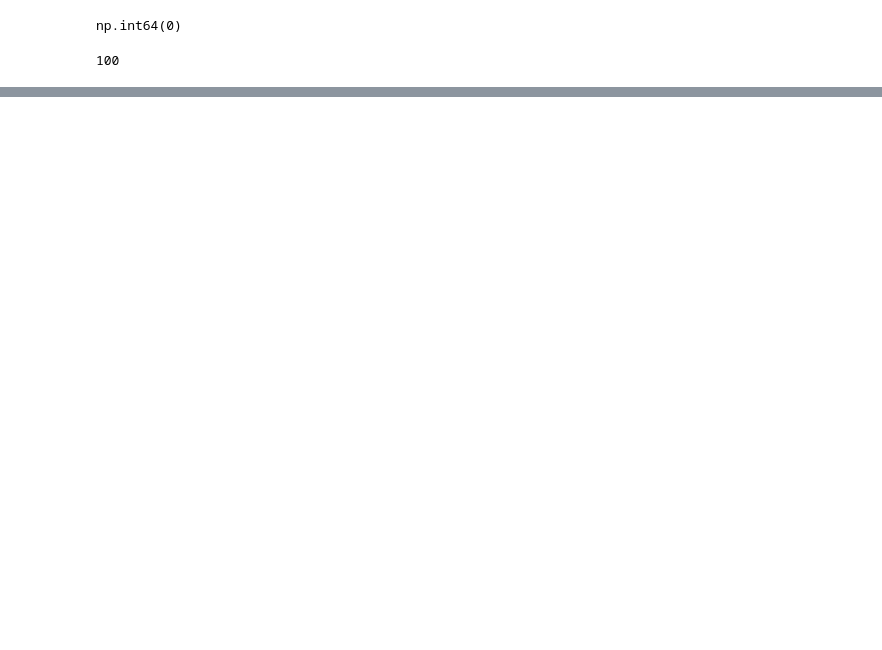
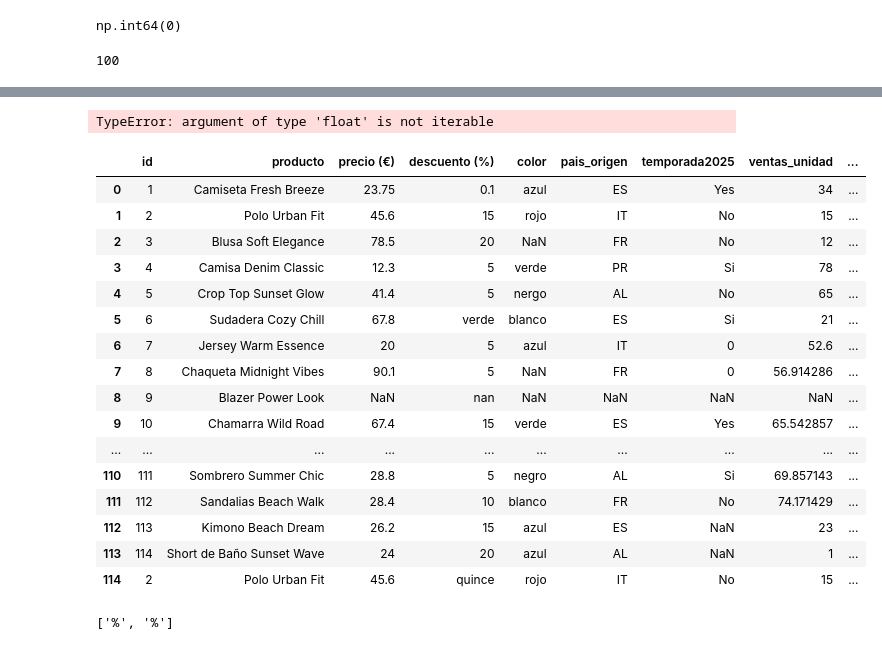
Before and after one commit to isamanero/MyPortfolio, a Jupyter notebook: Data_Analytics/Limpieza_datos.ipynb, the cells around one changed output, grey strips where cells are left out. Drawn from its saved outputs; the diff is of its cells as text; code cells hidden in the pictures; blank space fills up the shorter version.

```diff
--- a/Data_Analytics/Limpieza_datos.ipynb
+++ b/Data_Analytics/Limpieza_datos.ipynb
@@ -208,0 +228,13 @@ df_excel["producto"].nunique() # cuenta el número de valores únicos en la colu
+# %%
+# Ahora le digo que itere por mi lista errores de conversión, y me quite el simbolo del dolar.:
+errores_corregidos =[]
+for valor in errores_conversion:
+    if isinstance(valor, str):  # Asegurar que es un string
+        valor = valor.replace("$", "").replace(",", ".")  # Quitar $ y cambiar , por .
+
+        try:
+            errores_corregidos.append(float(valor))  # Intentar convertir a número
+        except ValueError:
+            errores_corregidos.append(valor)  # Si falla, guardar el valor original
+
+print("Valores corregidos:", errores_corregidos)
@@ -208,0 +245,3 @@ df_excel["producto"].nunique() # cuenta el número de valores únicos en la colu
+# %%
+for valor in df_excel["descuento (%)"]:
+    print(f"Valor: {valor} -> Tipo: {type(valor)}")
@@ -208,0 +266,42 @@ df_excel["producto"].nunique() # cuenta el número de valores únicos en la colu
+# %%
+errores_descuento = []
+
+def quitar_porcentaje(valor):
+    try:
+        # Asegurarnos de que el valor es una cadena de texto
+         # Convertimos el valor a string explícitamente
+        if "%" in valor:
+            # Eliminar el símbolo '%' y convertir el valor a int
+            return (valor.replace("%", ""))
+        return valor  # Si no tiene %, lo dejamos igual
+    except ValueError:
+          # Guarda los valores que no se pueden convertir
+        return np.nan  # Devuelve el valor original si no se puede convertir
+# %%
+df_excel["descuento (%)"]= df_excel["descuento (%)"].apply(quitar_porcentaje)
+# %% [output]
+TypeError: argument of type 'float' is not iterable
+# %%
+df_excel
+# %% [output]
+|  | id | producto | precio (€) | descuento (%) | color | pais_origen | temporada2025 | ventas_unidad | ... |
+| 0 | 1 | Camiseta Fresh Breeze | 23.75 | 0.1 | azul | ES | Yes | 34 | ... |
+| 1 | 2 | Polo Urban Fit | 45.6 | 15 | rojo | IT | No | 15 | ... |
+| 2 | 3 | Blusa Soft Elegance | 78.5 | 20 | NaN | FR | No | 12 | ... |
+| 3 | 4 | Camisa Denim Classic | 12.3 | 5 | verde | PR | Si | 78 | ... |
+| 4 | 5 | Crop Top Sunset Glow | 41.4 | 5 | nergo | AL | No | 65 | ... |
+| 5 | 6 | Sudadera Cozy Chill | 67.8 | verde | blanco | ES | Si | 21 | ... |
+| 6 | 7 | Jersey Warm Essence | 20 | 5 | azul | IT | 0 | 52.6 | ... |
+| 7 | 8 | Chaqueta Midnight Vibes | 90.1 | 5 | NaN | FR | 0 | 56.914286 | ... |
+| 8 | 9 | Blazer Power Look | NaN | nan | NaN | NaN | NaN | NaN | ... |
+| 9 | 10 | Chamarra Wild Road | 67.4 | 15 | verde | ES | Yes | 65.542857 | ... |
+| ... | ... | ... | ... | ... | ... | ... | ... | ... | ... |
+| 110 | 111 | Sombrero Summer Chic | 28.8 | 5 | negro | AL | Si | 69.857143 | ... |
+| 111 | 112 | Sandalias Beach Walk | 28.4 | 10 | blanco | FR | No | 74.171429 | ... |
+| 112 | 113 | Kimono Beach Dream | 26.2 | 15 | azul | ES | NaN | 23 | ... |
+| 113 | 114 | Short de Baño Sunset Wave | 24 | 20 | azul | AL | NaN | 1 | ... |
+| 114 | 2 | Polo Urban Fit | 45.6 | quince | rojo | IT | No | 15 | ... |
+# %%
+errores_descuento #Nos encontramos que hay dos datos que "no tienen dato", podemos convertilos a nan, o hacer un relace por 0 sobrescribienod
+# %% [output]
+['%', '%']
```
Also changed, not shown: parts of 22 cells of this notebook, 1 other file.
